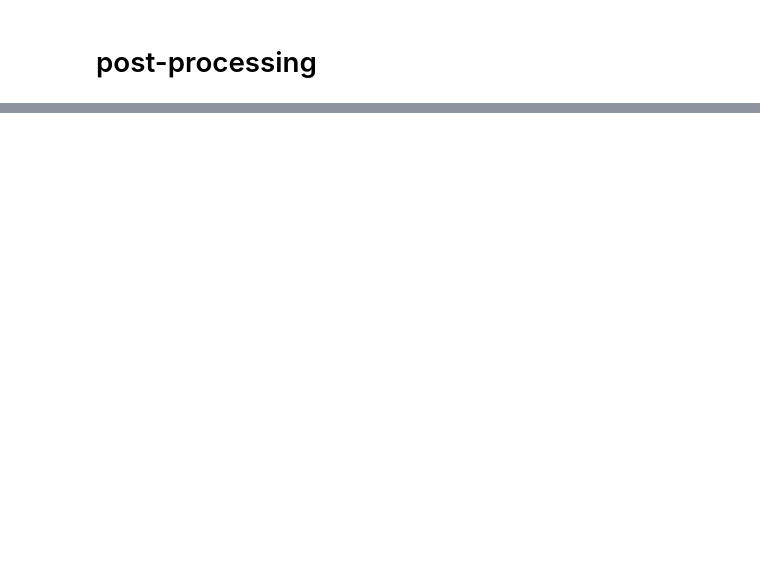
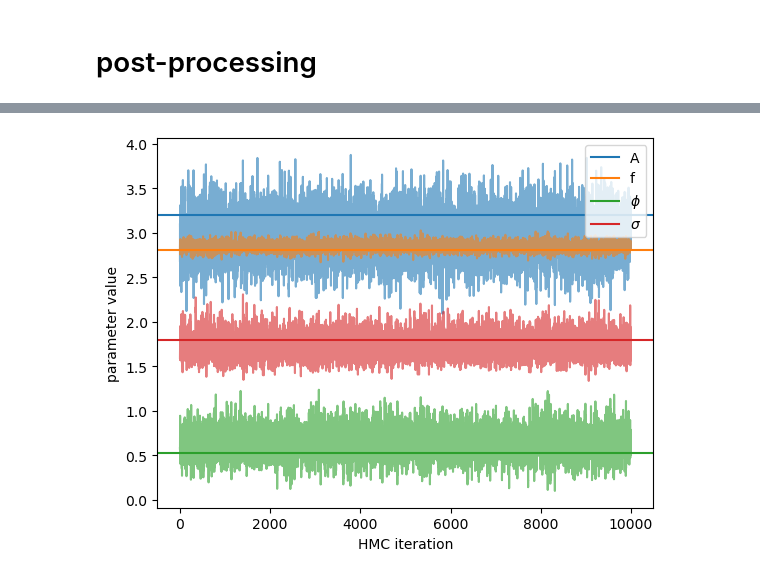
Before and after one commit to aiden-g12321/HMC_example, a Jupyter notebook: HMC_example.ipynb, the cells around one changed output, grey strips where cells are left out. Cells and saved outputs as stored; diff of their text form; code cells hidden in the pictures; blank space fills up the shorter version.

```diff
--- a/HMC_example.ipynb
+++ b/HMC_example.ipynb
@@ -90,7 +116,8 @@ x0 = jr.uniform(jr.key(1), (ndim,), minval=x_min, maxval=x_max)
 # %%
-# make likelihood fast with JIT
-log_likelihood_fast = jit(log_likelihood)
+# make prior and likelihood fast with JIT
+fast_lnprior = jit(lnprior)
+fast_lnlike = jit(lnlike)
 
-# compute the gradient of the posterior
-grad_log_likelihood_fast = jit(jax.grad(log_likelihood))
+# function to get gradient of likelihood with automatic differentiation
+grad_lnlike_fast = jit(grad(fast_lnlike))
 # %%
@@ -255 +297,12 @@ plt.show()
+# %%
+# trace plot for all parameters using HMC
+for i in range(ndim):
+    plt.plot(HMC_samples[:, i], color=f'C{i}', alpha=0.6)
+    plt.axhline(x_inj[i], color=f'C{i}', label=x_labels[i])
+plt.xlabel('HMC iteration')
+plt.ylabel('parameter value')
+plt.legend(loc='upper right')
+plt.show()
+# %% [output]
+[figure, added]
 # %%
```
Also changed, not shown: parts of 20 cells of this notebook.
